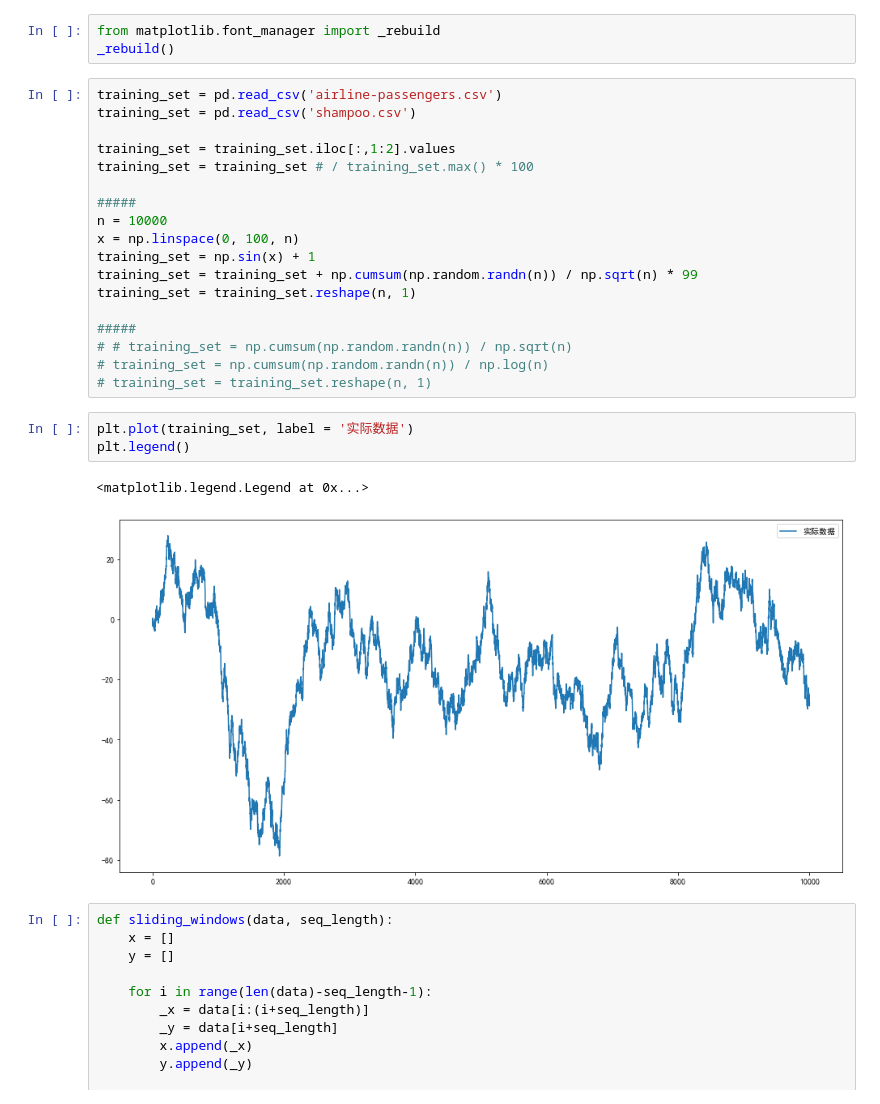
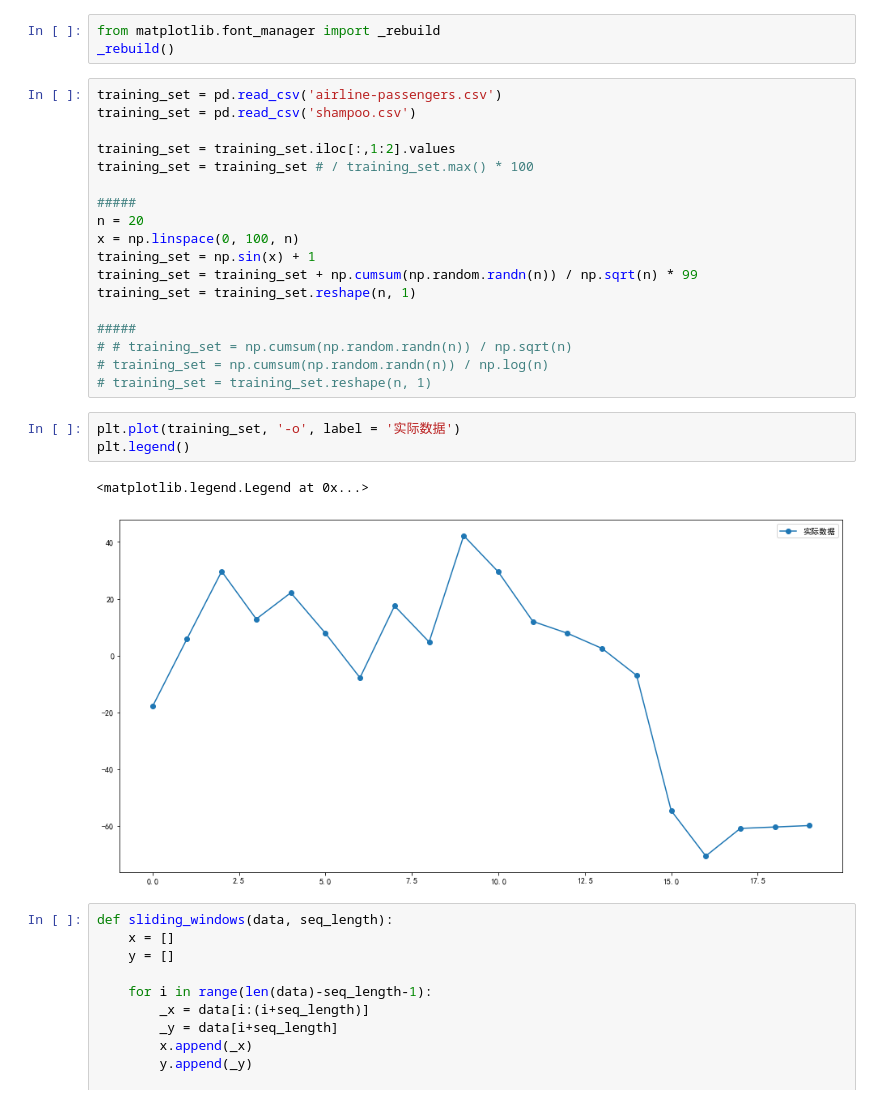
Before and after one commit to xtwxfxk/left5, a Jupyter notebook: x/x.ipynb, the cells around one changed output. Saved outputs shown, nothing was run; the diff lists cells and outputs as text.

```diff
--- a/x/x.ipynb
+++ b/x/x.ipynb
@@ -26,7 +26,7 @@ training_set = training_set.iloc[:,1:2].values
 training_set = training_set # / training_set.max() * 100
 
 #####
-n = 10000
+n = 20
 x = np.linspace(0, 100, n)
 training_set = np.sin(x) + 1
 training_set = training_set + np.cumsum(np.random.randn(n)) / np.sqrt(n) * 99
@@ -37,11 +37,11 @@ training_set = training_set.reshape(n, 1)
 # training_set = np.cumsum(np.random.randn(n)) / np.log(n)
 # training_set = training_set.reshape(n, 1)
 # %%
-plt.plot(training_set, label = '实际数据')
+plt.plot(training_set, '-o', label = '实际数据')
 plt.legend()
 # %% [output]
 <matplotlib.legend.Legend at 0x...>
-[figure, old version]
+[figure, new version]
 # %%
 def sliding_windows(data, seq_length):
     x = []
```
Also changed, not shown: parts of 2 cells of this notebook, 4 other files.
